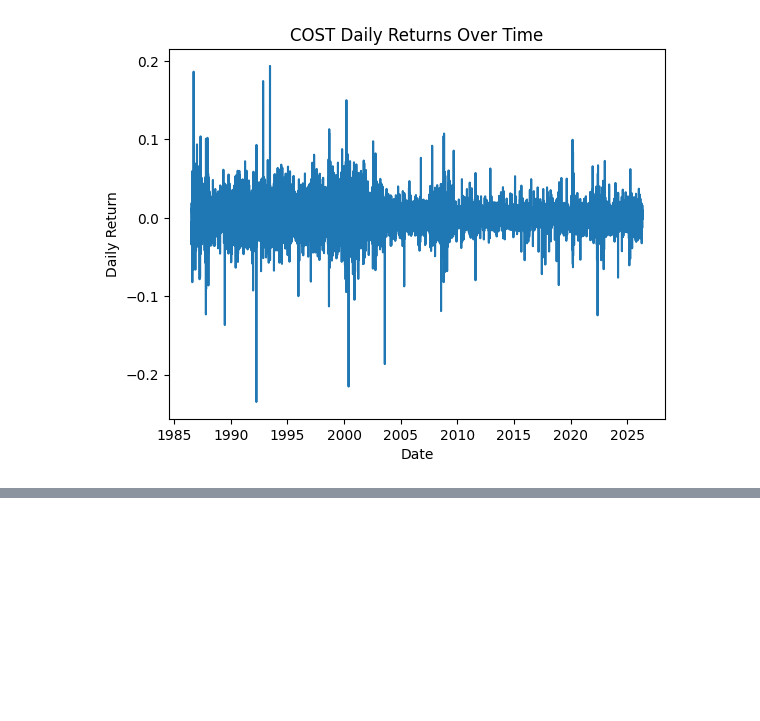
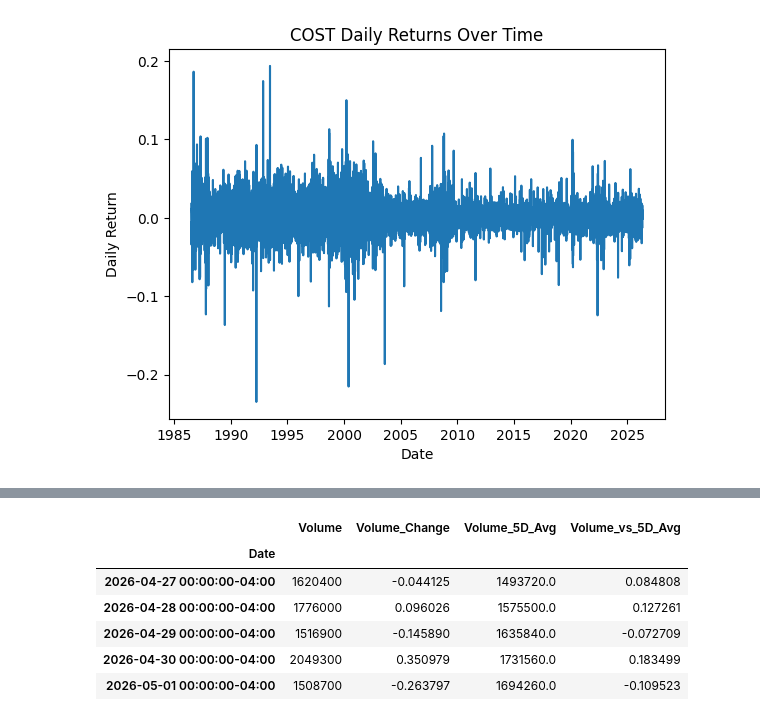
Before and after one commit to taneeshadaga/predict-cost, a Jupyter notebook: cost_stock_prediction.ipynb, the cells around one changed output, grey strips where cells are left out. Cells and saved outputs as stored; diff of their text form; code cells hidden in the pictures; blank space fills up the shorter version.

```diff
--- a/cost_stock_prediction.ipynb
+++ b/cost_stock_prediction.ipynb
@@ -80,0 +96,14 @@ cost_data[["Close", "Return_1D", "Return_5D", "Return_10D", "Return_20D", "Retur
+# %%
+# COST Stock Volume
+cost_data["Volume_Change"] = cost_data["Volume"].pct_change()
+cost_data["Volume_5D_Avg"] = cost_data["Volume"].rolling(window=5).mean()
+cost_data["Volume_vs_5D_Avg"] = cost_data["Volume"] / cost_data["Volume_5D_Avg"] - 1
+cost_data[["Volume", "Volume_Change","Volume_5D_Avg", "Volume_vs_5D_Avg"]].tail()
+# %% [output]
+|  | Volume | Volume_Change | Volume_5D_Avg | Volume_vs_5D_Avg |
+| Date |  |  |  |  |
+| 2026-04-27 00:00:00-04:00 | 1620400 | -0.044125 | 1493720.0 | 0.084808 |
+| 2026-04-28 00:00:00-04:00 | 1776000 | 0.096026 | 1575500.0 | 0.127261 |
+| 2026-04-29 00:00:00-04:00 | 1516900 | -0.145890 | 1635840.0 | -0.072709 |
+| 2026-04-30 00:00:00-04:00 | 2049300 | 0.350979 | 1731560.0 | 0.183499 |
+| 2026-05-01 00:00:00-04:00 | 1508700 | -0.263797 | 1694260.0 | -0.109523 |
```
Also changed, not shown: parts of 3 cells of this notebook.
